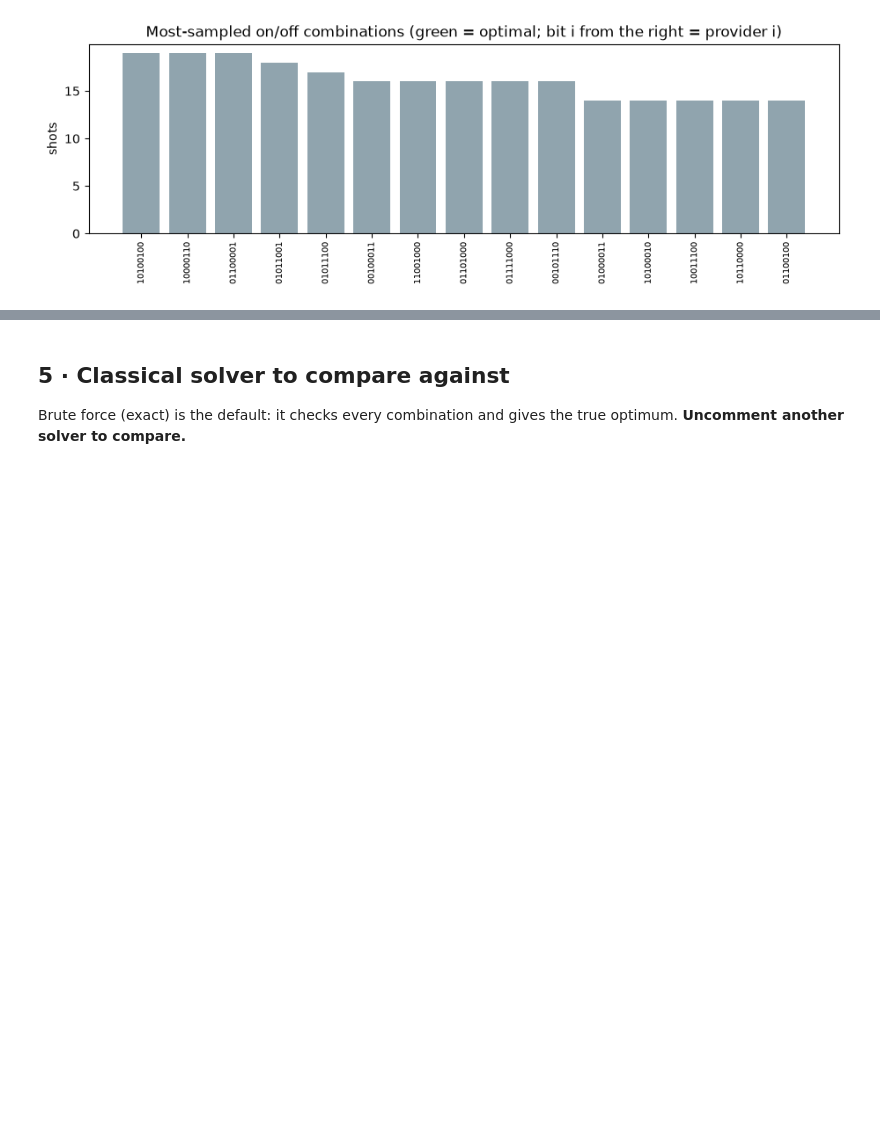
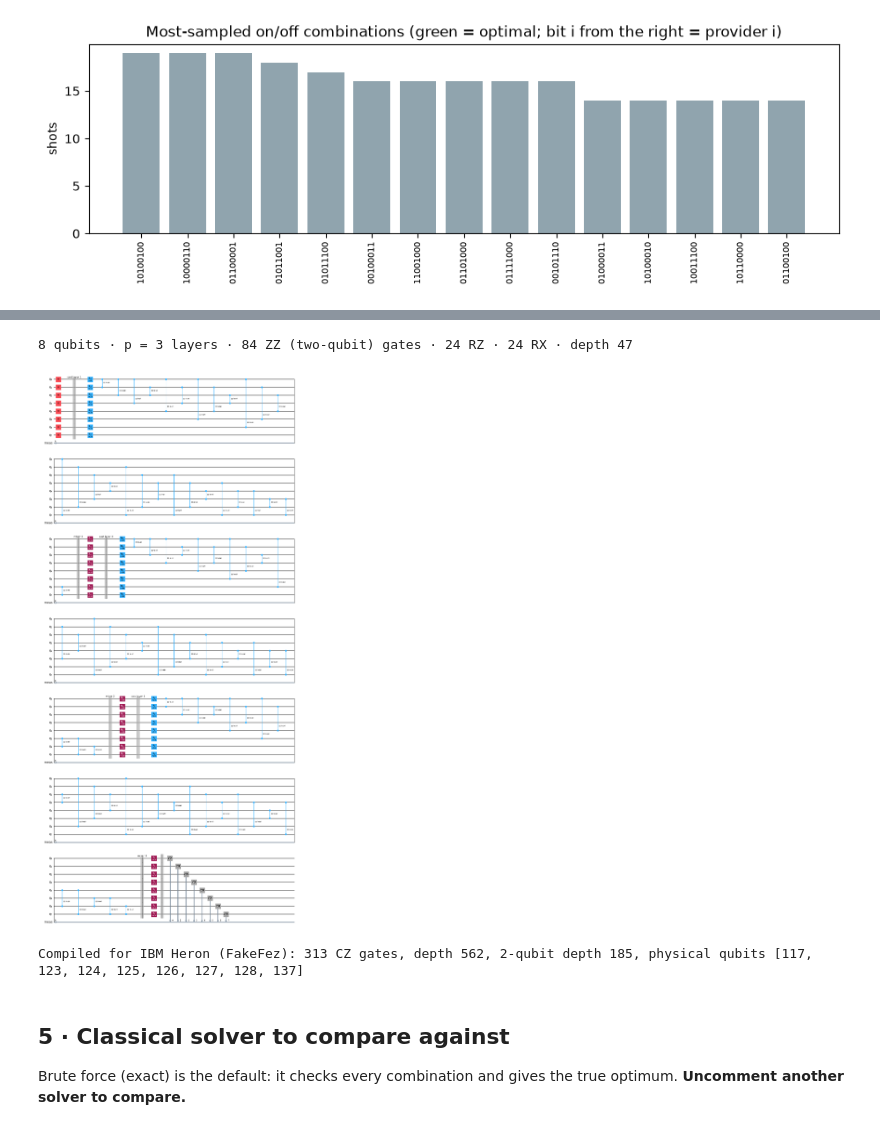
Before and after one commit to souviksbhowmik/gridq, a Jupyter notebook: notebooks/demo.ipynb, the cells around one changed output, grey strips where cells are left out. Cells and saved outputs as stored; diff of their text form; code cells hidden in the pictures; blank space fills up the shorter version.

```diff
--- a/notebooks/demo.ipynb
+++ b/notebooks/demo.ipynb
@@ -168,3 +177,24 @@ Dispatch instruction (which providers to switch on):
+# %%
+from gridq.qaoa import readable_circuit, build_ansatz, _bind
+
+circ = readable_circuit(qubo, qaoa.params)          # trained circuit, gate by gate
+ops = circ.count_ops()
+print(f"{grid.n} qubits · p = {REPS} layers · {ops.get('rzz', 0)} ZZ (two-qubit) gates · "
+      f"{ops.get('rz', 0)} RZ · {ops.get('rx', 0)} RX · depth {circ.depth()}")
+display(circ.draw("mpl", fold=30, scale=0.6))
+
+# ---- the same circuit after compiling for a real IBM Heron chip ----------------
+# Native gates only (cz, sx, rz, x), mapped onto physical qubits, plus SWAPs for the chip's wiring.
+isa = backend_pass_manager(fake_backend()).run(_bind(build_ansatz(qubo, REPS)[0], qaoa.params).measure_all(inplace=False))
+iops = isa.count_ops()
+print(f"Compiled for IBM Heron (FakeFez): {iops.get('cz', 0)} CZ gates, depth {isa.depth()}, "
+      f"2-qubit depth {isa.depth(lambda i: i.operation.num_qubits == 2)}, "
+      f"physical qubits {sorted({isa.find_bit(q).index for inst in isa.data for q in inst.qubits})}")
+# display(isa.draw("mpl", idle_wires=False, fold=60, scale=0.4))   # uncomment to draw the compiled circuit (long)
+# %% [output]
+8 qubits · p = 3 layers · 84 ZZ (two-qubit) gates · 24 RZ · 24 RX · depth 47
+[figure, added]
+Compiled for IBM Heron (FakeFez): 313 CZ gates, depth 562, 2-qubit depth 185, physical qubits [117, 123, 124, 125, 126, 127, 128, 137]
 # %% [markdown]
 ## 5 · Classical solver to compare against
 Brute force (exact) is the default: it checks every combination and gives the true optimum. **Uncomment another solver to compare.**
```
Also changed, not shown: parts of 1 cell of this notebook, 9 other files.
